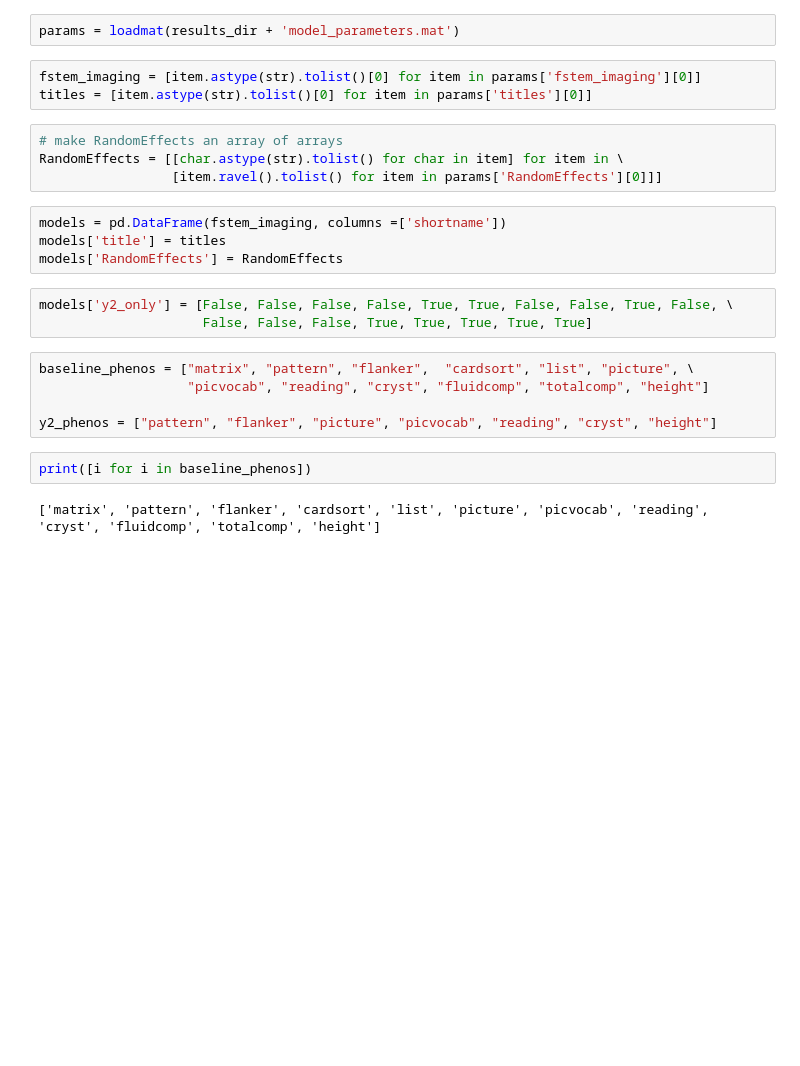
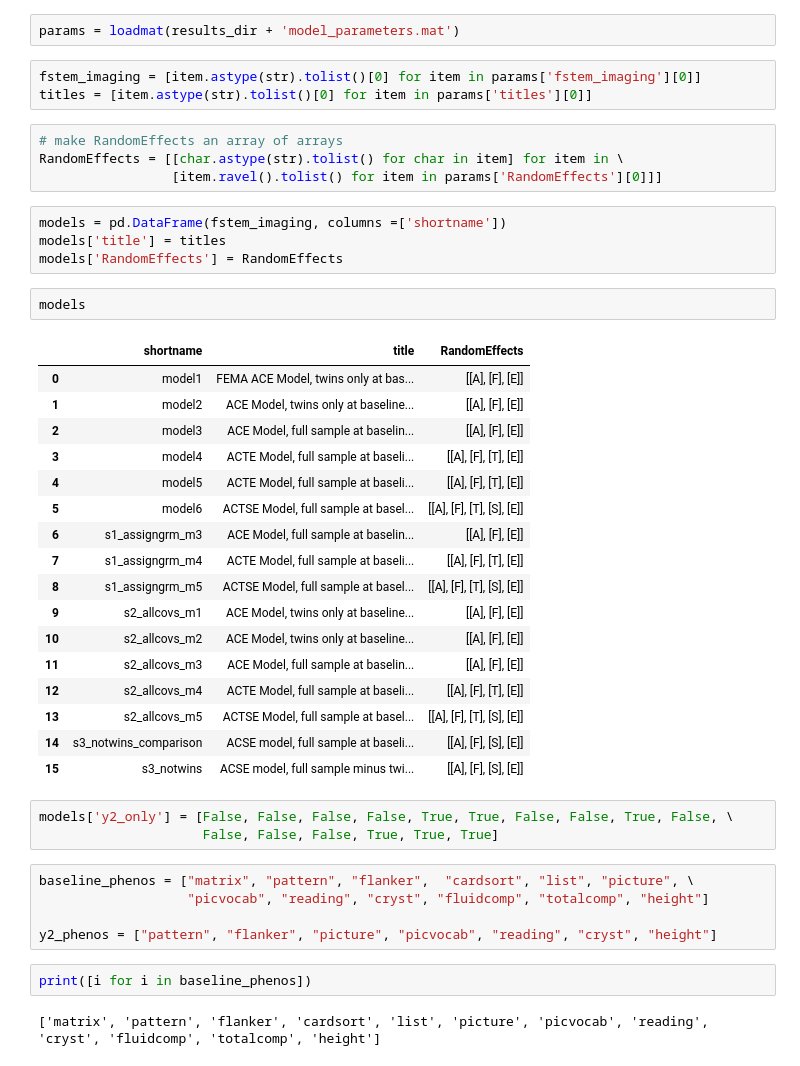
Before and after one commit to dmysmith/behav-genet-2023, a Jupyter notebook: visualize_python.ipynb, the cells around one changed output. Cells and saved outputs as stored; diff of their text form; blank space fills up the shorter version.

```diff
--- a/visualize_python.ipynb
+++ b/visualize_python.ipynb
@@ -24,9 +24,29 @@ RandomEffects = [[char.astype(str).tolist() for char in item] for item in \
 models = pd.DataFrame(fstem_imaging, columns =['shortname'])
 models['title'] = titles
 models['RandomEffects'] = RandomEffects
+# %%
+models
+# %% [output]
+|  | shortname | title | RandomEffects |
+| 0 | model1 | FEMA ACE Model, twins only at bas... | [[A], [F], [E]] |
+| 1 | model2 | ACE Model, twins only at baseline... | [[A], [F], [E]] |
+| 2 | model3 | ACE Model, full sample at baselin... | [[A], [F], [E]] |
+| 3 | model4 | ACTE Model, full sample at baseli... | [[A], [F], [T], [E]] |
+| 4 | model5 | ACTE Model, full sample at baseli... | [[A], [F], [T], [E]] |
+| 5 | model6 | ACTSE Model, full sample at basel... | [[A], [F], [T], [S], [E]] |
+| 6 | s1_assigngrm_m3 | ACE Model, full sample at baselin... | [[A], [F], [E]] |
+| 7 | s1_assigngrm_m4 | ACTE Model, full sample at baseli... | [[A], [F], [T], [E]] |
+| 8 | s1_assigngrm_m5 | ACTSE Model, full sample at basel... | [[A], [F], [T], [S], [E]] |
+| 9 | s2_allcovs_m1 | ACE Model, twins only at baseline... | [[A], [F], [E]] |
+| 10 | s2_allcovs_m2 | ACE Model, twins only at baseline... | [[A], [F], [E]] |
+| 11 | s2_allcovs_m3 | ACE Model, full sample at baselin... | [[A], [F], [E]] |
+| 12 | s2_allcovs_m4 | ACTE Model, full sample at baseli... | [[A], [F], [T], [E]] |
+| 13 | s2_allcovs_m5 | ACTSE Model, full sample at basel... | [[A], [F], [T], [S], [E]] |
+| 14 | s3_notwins_comparison | ACSE model, full sample at baseli... | [[A], [F], [S], [E]] |
+| 15 | s3_notwins | ACSE model, full sample minus twi... | [[A], [F], [S], [E]] |
 # %%
 models['y2_only'] = [False, False, False, False, True, True, False, False, True, False, \
-                     False, False, False, True, True, True, True, True]
+                     False, False, False, True, True, True]
 # %%
 baseline_phenos = ["matrix", "pattern", "flanker",  "cardsort", "list", "picture", \
                    "picvocab", "reading", "cryst", "fluidcomp", "totalcomp", "height"]
```
Also changed, not shown: parts of 9 cells of this notebook, 2 other files.
